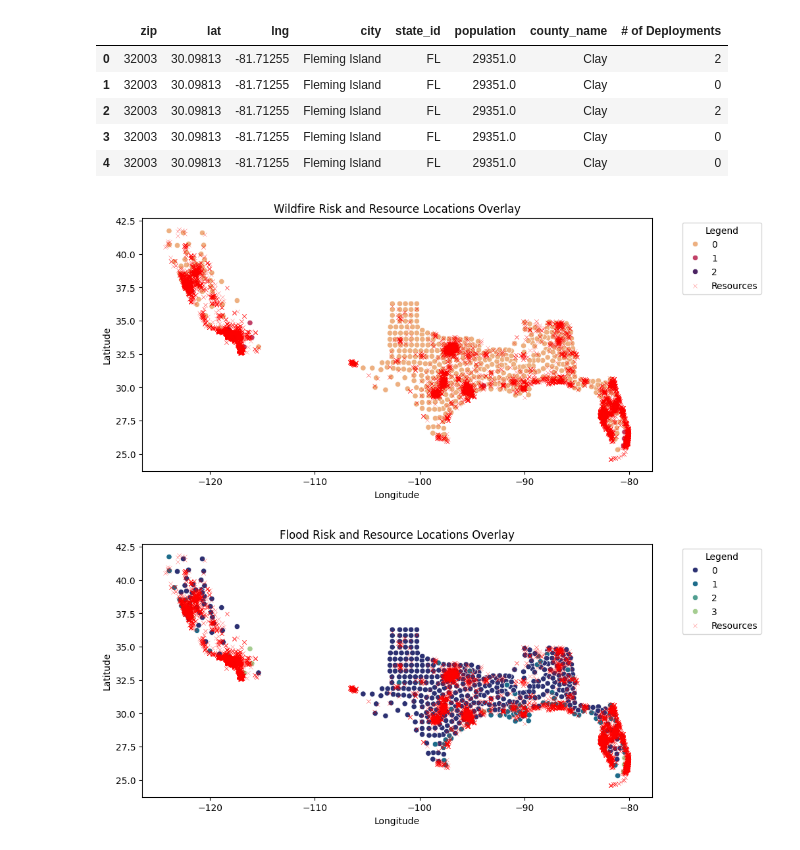
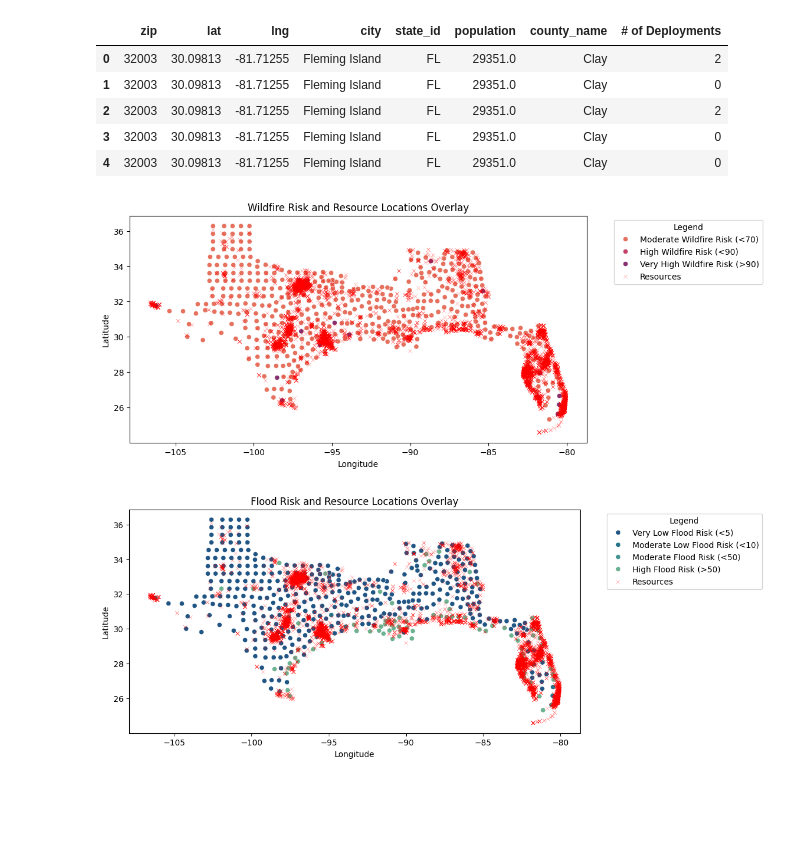
Before and after one commit to sushrutg12/datagoodxrubicon.github.io, a Jupyter notebook: Notebooks/Updated_Clustering_Models_Research.ipynb, the cells around one changed output. Cells and saved outputs as stored; diff of their text form; code cells hidden in the pictures; blank space fills up the shorter version.

Commit message:
Updated map legends

```diff
--- a/Notebooks/Updated_Clustering_Models_Research.ipynb
+++ b/Notebooks/Updated_Clustering_Models_Research.ipynb
@@ -109,13 +109,27 @@ K-Means clustering is an unsupervised machine learning algorithm used to group d
 kmeans_fire = KMeans(n_clusters=3, random_state=42)
 merged_df['kmeans_fire_cluster'] = kmeans_fire.fit_predict(X_scaled_fire)
 
+# =========================
+# Assign descriptive wildfire risk labels
+# =========================
+risk_order = {
+    0: "Moderate Wildfire Risk (<70)",
+    2: "High Wildfire Risk (<90)",
+    1: "Very High Wildfire Risk (>90)"
+}
+merged_df['risk_label'] = merged_df['kmeans_fire_cluster'].map(risk_order)
+
+hue_order = ["Moderate Wildfire Risk (<70)",
+             "High Wildfire Risk (<90)",
+             "Very High Wildfire Risk (>90)"]
+
 # Plotting wildfire clusters
 plt.figure(figsize=(10, 5))
 sns.scatterplot(
     data=merged_df,
     x='lng',
     y='lat',
-    hue='kmeans_fire_cluster',
+    hue='risk_label',
     palette='crest'
 )
 plt.title("K-Means Clustering of Wildfire Risk Areas")
@@ -140,13 +154,32 @@ Silhouette Score for Wildfire Risk Clustering: 0.69
 kmeans_flood = KMeans(n_clusters=4, random_state=42)
 merged_df['kmeans_flood_cluster'] = kmeans_flood.fit_predict(X_scaled_flood)
 
+# =========================
+# Assign descriptive flood risk labels
+# =========================
+flood_order = {
+    0: "Very Low Flood Risk (<5)",
+    3: "Moderate Low Flood Risk (<10)",
+    2: "Moderate Flood Risk (<50)",
+    1: "High Flood Risk (>50)"
+}
+merged_df['flood_label'] = merged_df['kmeans_flood_cluster'].map(flood_order)
+
+flood_hue_order = [
+    "Very Low Flood Risk (<5)",
+    "Moderate Low Flood Risk (<10)",
+    "Moderate Flood Risk (<50)",
+    "High Flood Risk (>50)"
+]
+
 # Plotting flood clusters
 plt.figure(figsize=(10, 5))
 sns.scatterplot(
     data=merged_df,
     x='lng',
     y='lat',
-    hue='kmeans_flood_cluster',
+    hue='flood_label',
+    hue_order=flood_hue_order,
     palette='crest'
 )
 plt.title("K-Means Clustering of Flood Risk Areas")
@@ -177,7 +210,7 @@ zip_df = pd.read_csv(zip_path)
 # =========================
 # Filter Zip Codes for Included States
 # =========================
-all_states_zipcodes = zip_df[zip_df['state_id'].isin(['CA', 'TX', 'LA', 'AL', 'FL', 'MS'])]
+all_states_zipcodes = zip_df[zip_df['state_id'].isin(['TX', 'LA', 'AL', 'FL', 'MS'])]
 
 # =========================
 # Clean Zip Codes in rubicon_df
@@ -238,35 +271,36 @@ plt.figure(figsize=(10, 5))
 # Wildfire clusters first
 sns.scatterplot(
     data=merged_df,
     x='lng',
     y='lat',
-    hue='kmeans_fire_cluster',
+    hue='risk_label',
+    hue_order=hue_order,
     palette='flare',
     legend='full'
 )
 
 # =========================
 # Overlay Resource Locations
 # =========================
 sns.scatterplot(
     data=zipcodes_merged,
     x='lng',
     y='lat',
     alpha = 0.5,
     color='red',
     marker='x',
     s=20,
     label='Resources'
 )
 
 plt.title("Wildfire Risk and Resource Locations Overlay")
 plt.xlabel('Longitude')
 plt.ylabel('Latitude')
 plt.grid(False)
 plt.legend(title='Legend', bbox_to_anchor=(1.05, 1), loc='upper left')
 plt.show()
 # %% [output]
-[figure, old version]
+[figure, new version]
 # %%
 # =========================
 # Plot Flood Risk Clusters
@@ -278,7 +312,8 @@ sns.scatterplot(
     data=merged_df,
     x='lng',
     y='lat',
-    hue='kmeans_flood_cluster',
+    hue='flood_label',
+    hue_order=flood_hue_order,
     palette='crest_r',
     legend='full'
 )
@@ -307,4 +342,4 @@ plt.grid(False)
 plt.legend(title='Legend', bbox_to_anchor=(1.05, 1), loc='upper left')
 plt.show()
 # %% [output]
-[figure, old version]
+[figure, new version]
```
Also changed, not shown: parts of 3 cells of this notebook.
